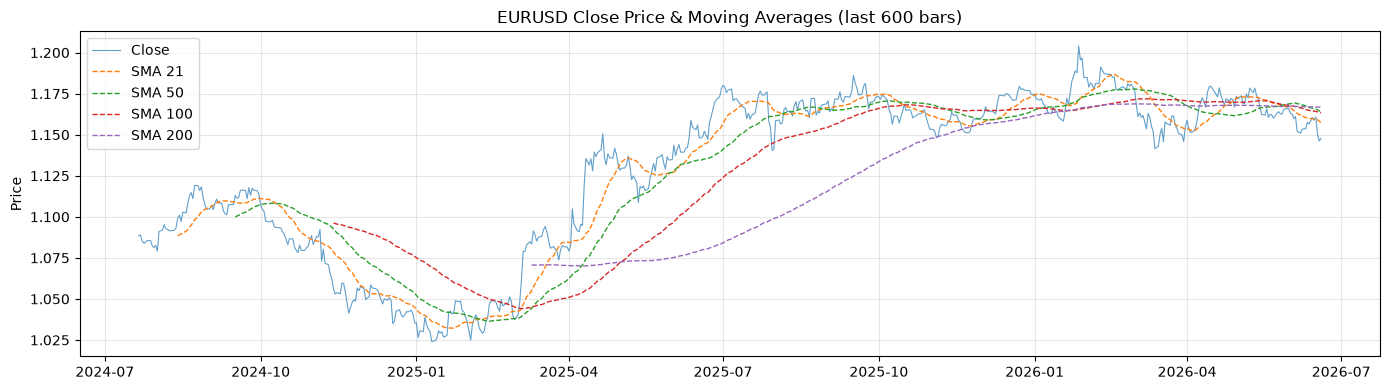
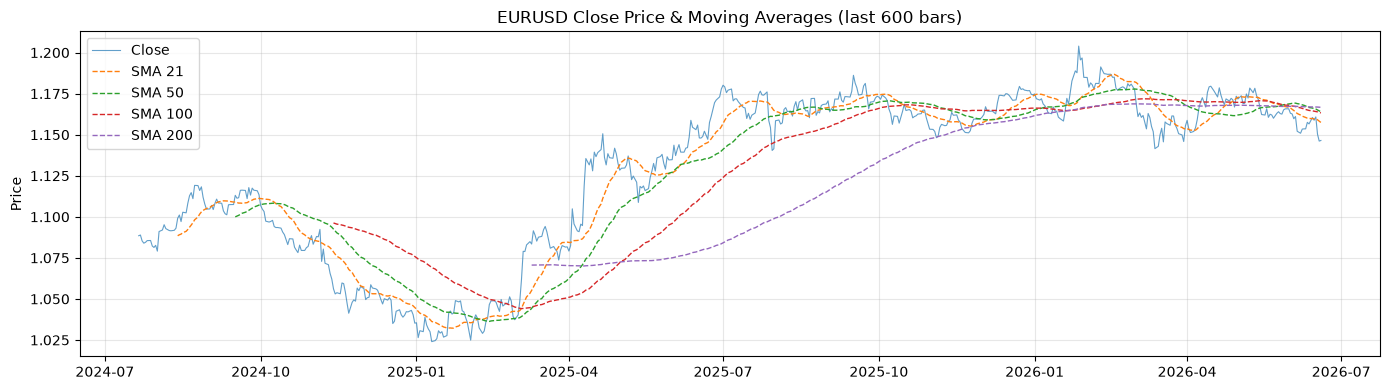
The change to this notebook cell's code, shown as a diff; its figure went from the first image to the second:
--- before
+++ after
@@ -1,59 +1,67 @@
-def add_basic_features(df: pd.DataFrame) -> pd.DataFrame:
+import numpy as np
+import pandas as pd
+import matplotlib.pyplot as plt
+
+def add_advanced_features(df: pd.DataFrame) -> pd.DataFrame:
     """
-    Add baseline features derived solely from past OHLCV data.
-
-    WHY log returns instead of raw price?
-        Log returns are approximately stationary and normally distributed,
-        which is required by many statistical models and regularizers.
-
-    WHY shift(-1) for target?
-        We want to predict the NEXT bar's direction. shift(-1) aligns the
-        future close with the current feature row. The last row is dropped
-        (NaN target) after dropna().
-
-    Rule: NEVER use future price information to build features (look-ahead).
+    Add advanced time-series features combining trend, autoregression, 
+    intraday dynamics, and cyclical seasonality.
     """
     data = df.copy()
 
-    # Log return: log(P_t / P_{t-1}) — more stationary than price levels
-    data['log_return']    = np.log(data['close'] / data['close'].shift(1))
+    # 1. Log return (Stationarity)
+    data['log_return'] = np.log(data['close'] / data['close'].shift(1))
 
-    # Simple Moving Averages: 21, 50, 100, 200 periods
-    data['SMA_21']        = data['close'].rolling(21).mean()
-    data['SMA_50']        = data['close'].rolling(50).mean()
-    data['SMA_100']       = data['close'].rolling(100).mean()
-    data['SMA_200']       = data['close'].rolling(200).mean()
+    # 2. Simple Moving Averages (Trend Preservation)
+    for period in [21, 50, 100, 200]:
+        data[f'SMA_{period}'] = data['close'].rolling(period).mean()
 
-    # Rolling realised volatility (std of log returns over last 20 bars)
+    # 3. Rolling Realised Volatility
     data['volatility_20'] = data['log_return'].rolling(20).std()
 
-    # Binary target: 1 if next bar closes HIGHER than current, else 0
-    # This is a directional classification problem.
+    # 4. Bar Dynamics (Intraday volatility)
+    data['bar_dynamics'] = (data['high'] - data['low']) / data['open']
+
+    # 5. Autoregressive Lags (Time-series history)
+    for lag in range(1, 4):
+        data[f'return_lag_{lag}'] = data['log_return'].shift(lag)
+        data[f'dynamics_lag_{lag}'] = data['bar_dynamics'].shift(lag)
+
+    # 6. Cyclical Encoding for Day of Week (Seasonality)
+    # Monday=0, Sunday=6
+    day_of_week = data.index.dayofweek
+    data['day_sin'] = np.sin(2 * np.pi * day_of_week / 7)
+    data['day_cos'] = np.cos(2 * np.pi * day_of_week / 7)
+
+    # 7. Binary target: 1 if next bar closes HIGHER than current, else 0
+    # shift(-1) causes the last row to become NaN.
     data['target'] = (data['close'].shift(-1) > data['close']).astype(int)
 
+    # Clean up any rows with NaN values created by shifts and rolling windows
     data.dropna(inplace=True)
     return data
 
+assert raw_df is not None, "raw_df is None — re-run Section 2 first."
+basic_advanced_df = add_advanced_features(raw_df)
 
-assert raw_df is not None, "raw_df is None — re-run Section 2 first."
-basic_df = add_basic_features(raw_df)
+print(f"Shape   : {basic_advanced_df.shape[0]:,} rows × {basic_advanced_df.shape[1]} cols")
+print(f"Range   : {basic_advanced_df.index[0]}  →  {basic_advanced_df.index[-1]}")
+print(f"\nTarget distribution:")
+print(basic_advanced_df['target'].value_counts(normalize=True).rename({0: 'Down (0)', 1: 'Up (1)'}).round(3))
+display(basic_advanced_df[['close', 'log_return', 'bar_dynamics', 'day_sin', 'target']].tail(5))
 
-print(f"Shape   : {basic_df.shape[0]:,} rows × {basic_df.shape[1]} cols")
-print(f"Range   : {basic_df.index[0]}  →  {basic_df.index[-1]}")
-print(f"\nTarget distribution:")
-print(basic_df['target'].value_counts(normalize=True).rename({0: 'Down (0)', 1: 'Up (1)'}).round(3))
-display(basic_df[['close', 'log_return', 'SMA_21', 'volatility_20', 'target']].tail(5))
-
-# Quick price + SMA plot
+# Plotting the Close Price and SMAs
 fig, ax = plt.subplots(figsize=(14, 4))
-sample = basic_df.tail(600)  # Use last 600 daily bars (~2 years)
+sample = basic_advanced_df.tail(600)  
 ax.plot(sample.index, sample['close'],  label='Close',  alpha=0.7, linewidth=0.8)
-ax.plot(sample.index, sample['close'].rolling(21).mean(),  label='SMA 21',  linestyle='--', linewidth=1)
-ax.plot(sample.index, sample['close'].rolling(50).mean(),  label='SMA 50',  linestyle='--', linewidth=1)
-ax.plot(sample.index, sample['close'].rolling(100).mean(), label='SMA 100', linestyle='--', linewidth=1)
-ax.plot(sample.index, sample['close'].rolling(200).mean(), label='SMA 200', linestyle='--', linewidth=1)
+ax.plot(sample.index, sample['SMA_21'],  label='SMA 21',  linestyle='--', linewidth=1)
+ax.plot(sample.index, sample['SMA_50'],  label='SMA 50',  linestyle='--', linewidth=1)
+ax.plot(sample.index, sample['SMA_100'], label='SMA 100', linestyle='--', linewidth=1)
+ax.plot(sample.index, sample['SMA_200'], label='SMA 200', linestyle='--', linewidth=1)
 ax.set_title('EURUSD Close Price & Moving Averages (last 600 bars)')
-ax.set_ylabel('Price'); ax.legend(); ax.grid(True, alpha=0.3)
+ax.set_ylabel('Price')
+ax.legend()
+ax.grid(True, alpha=0.3)
 plt.tight_layout()
-plt.savefig('../results/01_price_sma.png', dpi=120, bbox_inches='tight')
+plt.savefig('../results/01_price_sma_advanced.png', dpi=120, bbox_inches='tight')
 plt.show()

Commit: Replace basic feature engineering with advanced time-series feature engineering